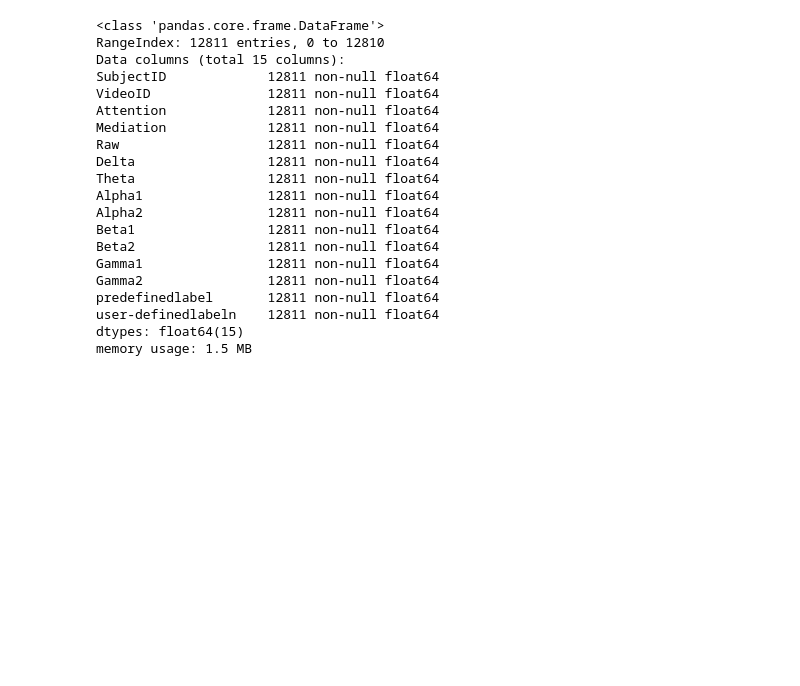
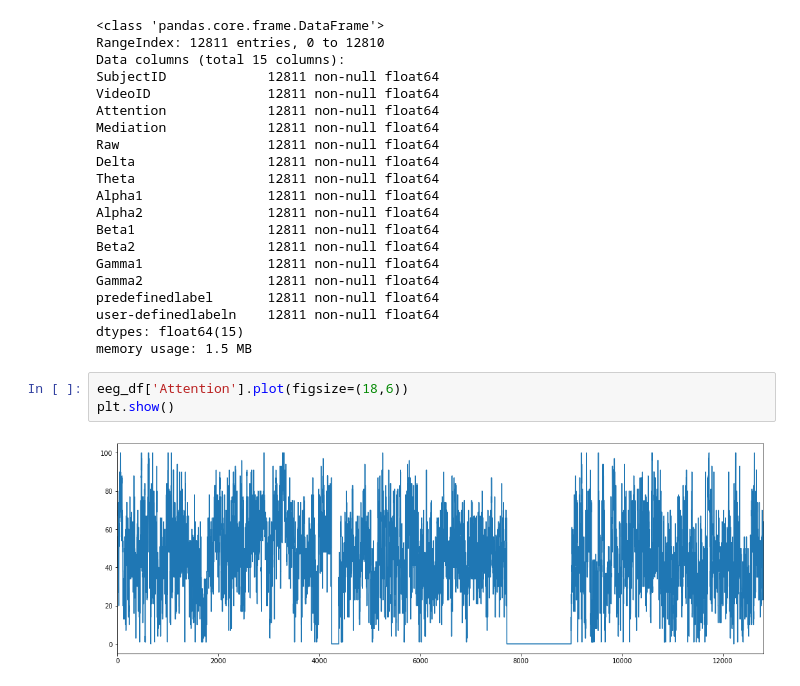
Before and after one commit to avishreekh/Confusion-detection-EEG, a Jupyter notebook: Confusion_Detection_EEG.ipynb, the cells around one changed output. Saved outputs shown, nothing was run; the diff lists cells and outputs as text; blank space fills up the shorter version.

```diff
--- a/Confusion_Detection_EEG.ipynb
+++ b/Confusion_Detection_EEG.ipynb
@@ -51,3 +74,8 @@ predefinedlabel       12811 non-null float64
 user-definedlabeln    12811 non-null float64
 dtypes: float64(15)
 memory usage: 1.5 MB
+# %%
+eeg_df['Attention'].plot(figsize=(18,6))
+plt.show()
+# %% [output]
+[figure, added]
```
Also changed, not shown: parts of 45 cells of this notebook.
